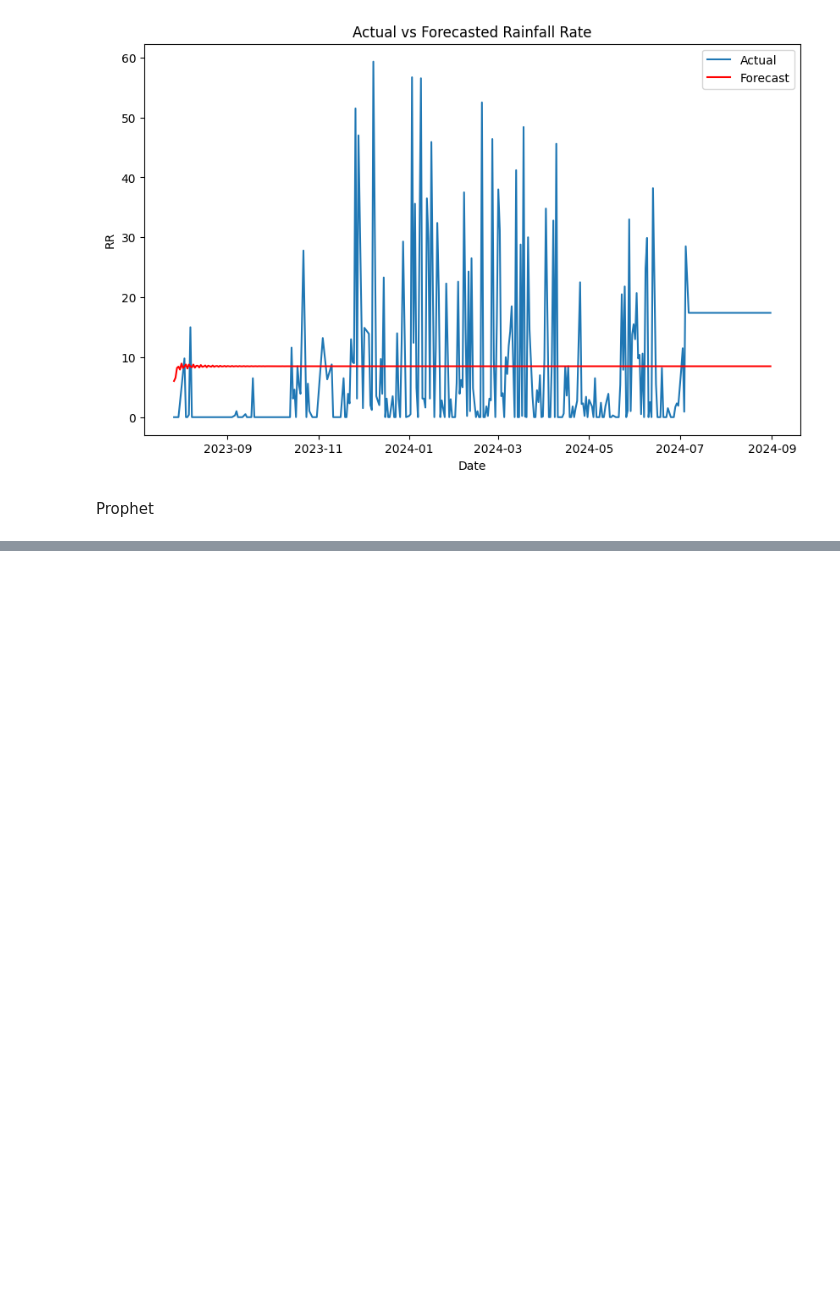
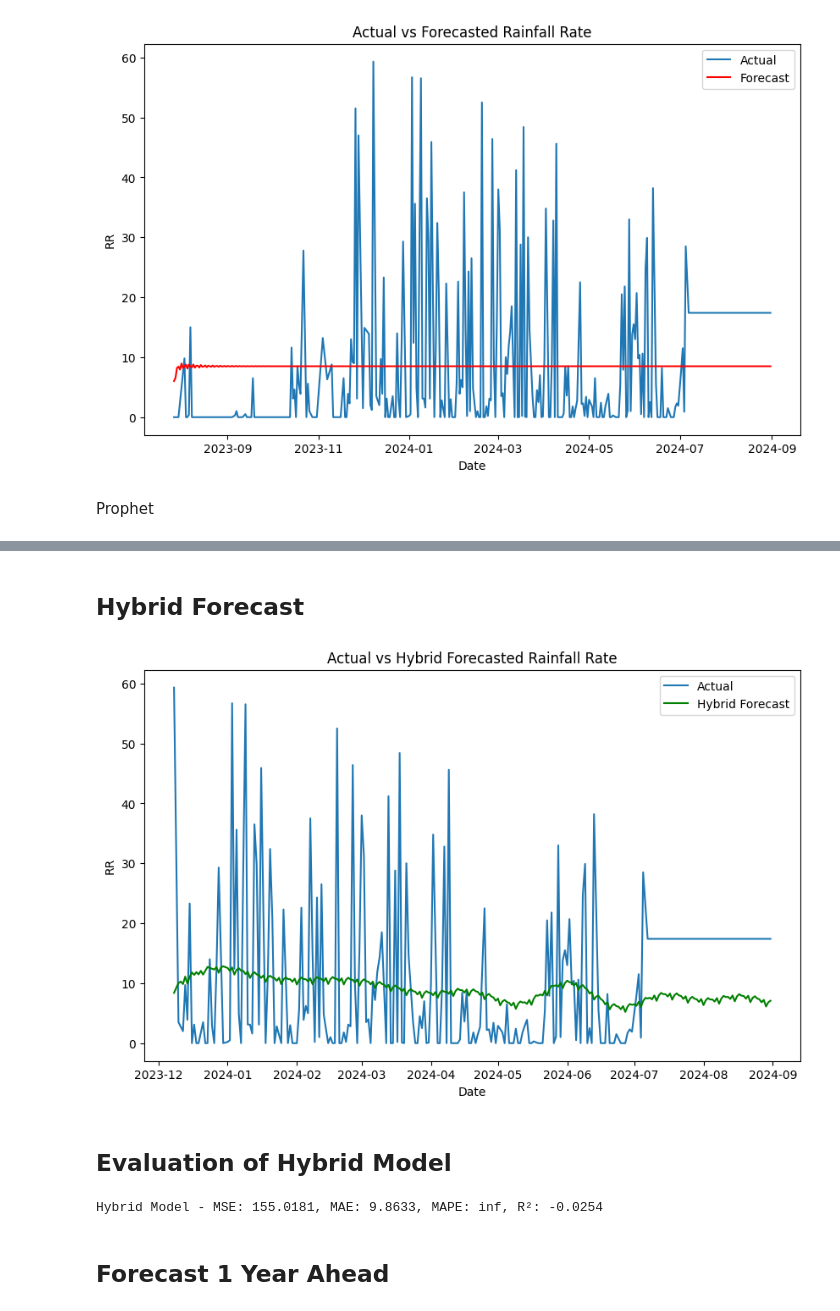
Before and after one commit to Ergiaa/A3_TheLongestNamePossibleToUse, a Jupyter notebook: deep_learning.ipynb, the cells around one changed output, grey strips where cells are left out. Cells and saved outputs as stored; diff of their text form; code cells hidden in the pictures; blank space fills up the shorter version.

Commit message:
add hybrid and hybrid evaluation

```diff
--- a/deep_learning.ipynb
+++ b/deep_learning.ipynb
@@ -434,0 +490,36 @@ plt.show()
+# %% [markdown]
+## Hybrid Forecast
+# %%
+# Trim forecast_test to match the length of test_80_df
+forecast_test_trimmed = forecast_test[:len(test_80_df)]
+
+# Create a hybrid prediction by averaging ARIMA and Prophet forecasts for the test set
+hybrid_forecast = (forecast_test_trimmed + forecast_prophet['yhat'][:len(test_80_df)].values) / 2
+
+# Plot the hybrid model predictions against actual values
+plt.figure(figsize=(10, 6))
+plt.plot(test_80_df.index, test_80_df['RR'], label='Actual')
+plt.plot(test_80_df.index, hybrid_forecast, label='Hybrid Forecast', color='green')
+plt.title('Actual vs Hybrid Forecasted Rainfall Rate')
+plt.xlabel('Date')
+plt.ylabel('RR')
+plt.legend()
+plt.show()
+# %% [output]
+[figure, added]
+# %% [markdown]
+## Evaluation of Hybrid Model
+# %%
+from sklearn.metrics import mean_squared_error, mean_absolute_error, r2_score
+
+# Compute evaluation metrics for hybrid model
+mse_hybrid = mean_squared_error(test_80_df['RR'], hybrid_forecast)
+mae_hybrid = mean_absolute_error(test_80_df['RR'], hybrid_forecast)
+mape_hybrid = np.mean(np.abs((test_80_df['RR'] - hybrid_forecast) / test_80_df['RR'])) * 100
+r2_hybrid = r2_score(test_80_df['RR'], hybrid_forecast)
+
+print(f"Hybrid Model - MSE: {mse_hybrid:.4f}, MAE: {mae_hybrid:.4f}, MAPE: {mape_hybrid:.4f}, R²: {r2_hybrid:.4f}")
+# %% [output]
+Hybrid Model - MSE: 155.0181, MAE: 9.8633, MAPE: inf, R²: -0.0254
+# %% [markdown]
+## Forecast 1 Year Ahead
```
Also changed, not shown: parts of 10 cells of this notebook, 2 other files.
